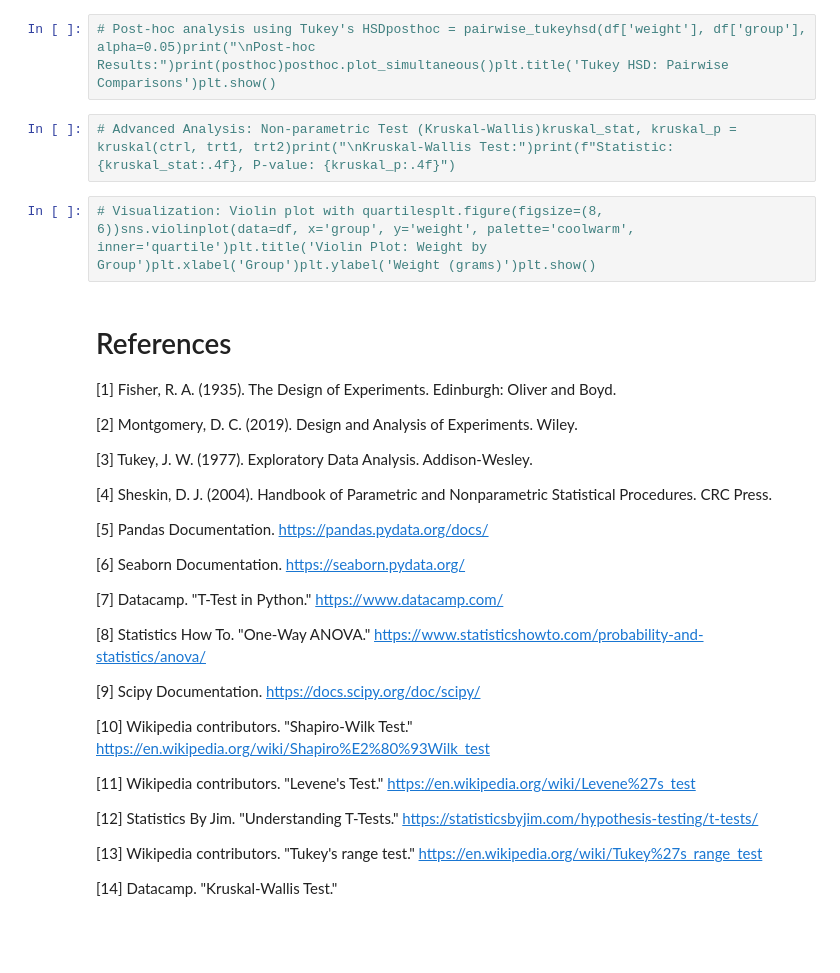
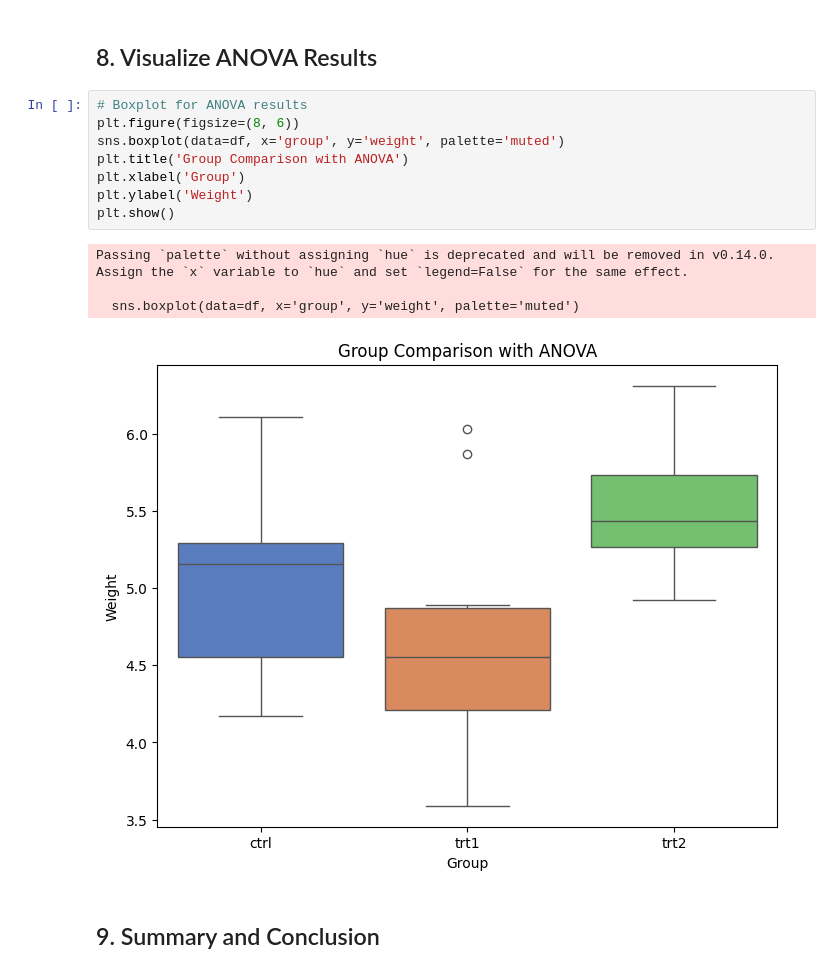
Before and after one commit to benjanning/applied_statistics, a Jupyter notebook: project.ipynb, the cells around one changed output. Saved outputs shown, nothing was run; the diff lists cells and outputs as text; blank space fills up the shorter version.

```diff
--- a/project.ipynb
+++ b/project.ipynb
@@ -21,36 +127,17 @@ import pandas as pdimport numpy as npimport matplotlib.pyplot as pltimport seabo
-# %%
-# Post-hoc analysis using Tukey's HSDposthoc = pairwise_tukeyhsd(df['weight'], df['group'], alpha=0.05)print("\nPost-hoc Results:")print(posthoc)posthoc.plot_simultaneous()plt.title('Tukey HSD: Pairwise Comparisons')plt.show()
-# %%
-# Advanced Analysis: Non-parametric Test (Kruskal-Wallis)kruskal_stat, kruskal_p = kruskal(ctrl, trt1, trt2)print("\nKruskal-Wallis Test:")print(f"Statistic: {kruskal_stat:.4f}, P-value: {kruskal_p:.4f}")
+# %% [markdown]
+## 8. Visualize ANOVA Results
 # %%
-# Visualization: Violin plot with quartilesplt.figure(figsize=(8, 6))sns.violinplot(data=df, x='group', y='weight', palette='coolwarm', inner='quartile')plt.title('Violin Plot: Weight by Group')plt.xlabel('Group')plt.ylabel('Weight (grams)')plt.show()
+# Boxplot for ANOVA results
+plt.figure(figsize=(8, 6))
+sns.boxplot(data=df, x='group', y='weight', palette='muted')
+plt.title('Group Comparison with ANOVA')
+plt.xlabel('Group')
+plt.ylabel('Weight')
+plt.show()
+# %% [output]
+Passing `palette` without assigning `hue` is deprecated and will be removed in v0.14.0. Assign the `x` variable to `hue` and set `legend=False` for the same effect.
+
+  sns.boxplot(data=df, x='group', y='weight', palette='muted')
+[figure, added]
-# %% [markdown]
-# References
-
-[1] Fisher, R. A. (1935). The Design of Experiments. Edinburgh: Oliver and Boyd.
-
-[2] Montgomery, D. C. (2019). Design and Analysis of Experiments. Wiley.
-
-[3] Tukey, J. W. (1977). Exploratory Data Analysis. Addison-Wesley.
-
-[4] Sheskin, D. J. (2004). Handbook of Parametric and Nonparametric Statistical Procedures. CRC Press.
-
-[5] Pandas Documentation. https://pandas.pydata.org/docs/
-
-[6] Seaborn Documentation. https://seaborn.pydata.org/
-
-[7] Datacamp. "T-Test in Python." https://www.datacamp.com/
-
-[8] Statistics How To. "One-Way ANOVA." https://www.statisticshowto.com/probability-and-statistics/anova/
-
-[9] Scipy Documentation. https://docs.scipy.org/doc/scipy/
-
-[10] Wikipedia contributors. "Shapiro-Wilk Test." https://en.wikipedia.org/wiki/Shapiro%E2%80%93Wilk_test
-
-[11] Wikipedia contributors. "Levene's Test." https://en.wikipedia.org/wiki/Levene%27s_test
-
-[12] Statistics By Jim. "Understanding T-Tests." https://statisticsbyjim.com/hypothesis-testing/t-tests/
-
-[13] Wikipedia contributors. "Tukey's range test." https://en.wikipedia.org/wiki/Tukey%27s_range_test
-
-[14] Datacamp. "Kruskal-Wallis Test."
+# %% [markdown]
+## 9. Summary and Conclusion
```
Also changed, not shown: parts of 22 cells of this notebook.
